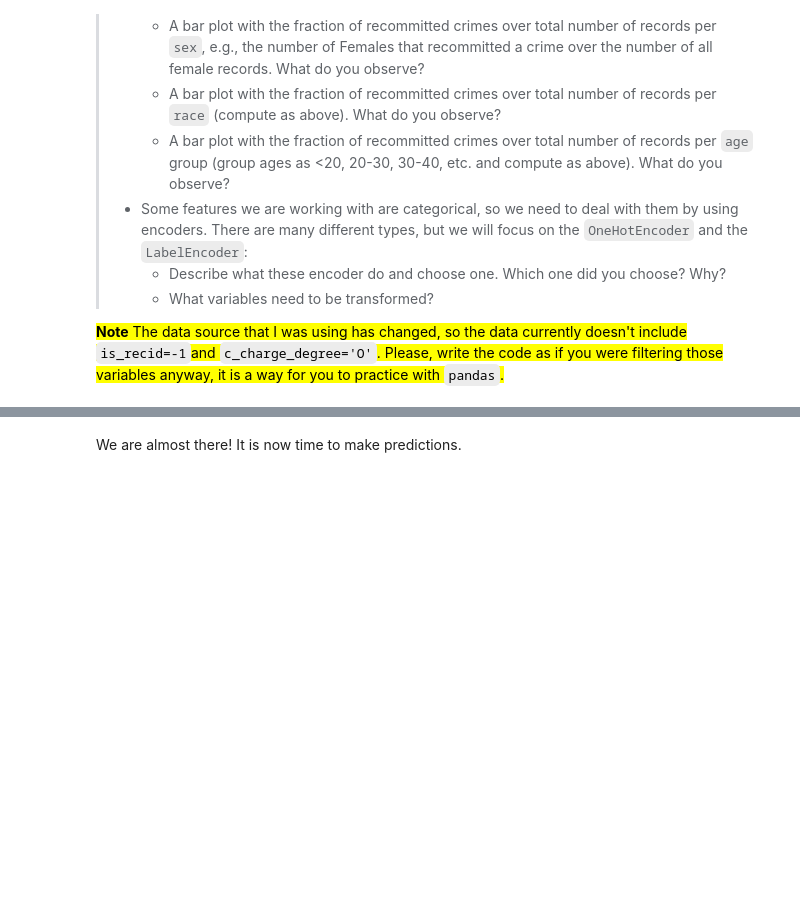
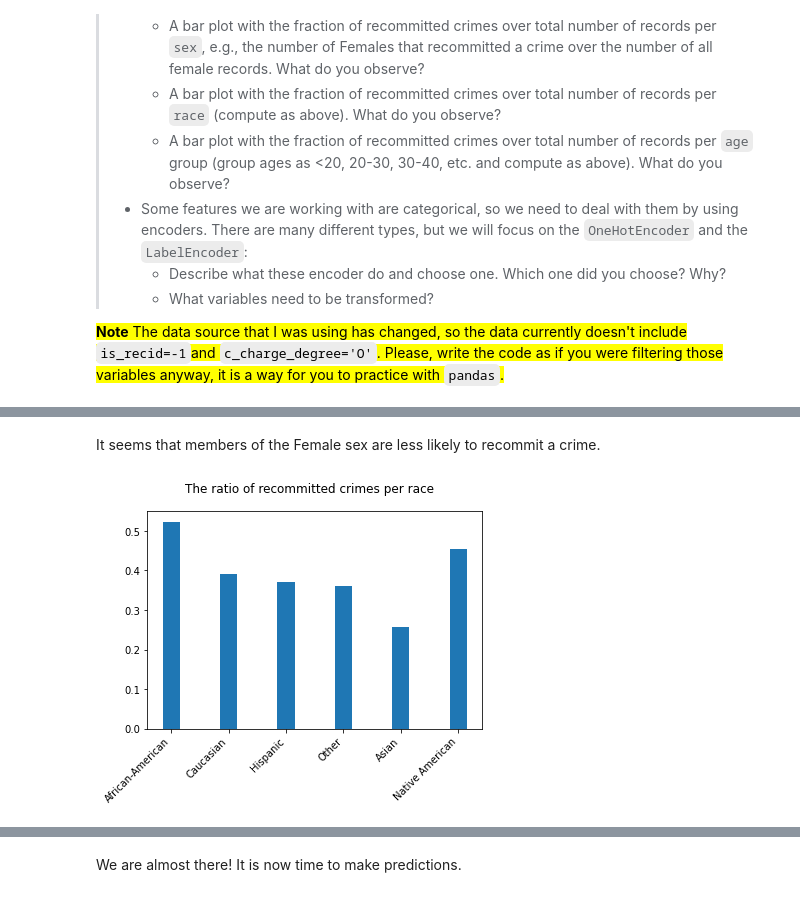
Before and after one commit to eperst/socialdata2022, a Jupyter notebook: lectures/Week6.ipynb, the cells around one changed output, grey strips where cells are left out. Saved outputs shown, nothing was run; the diff lists cells and outputs as text; code cells hidden in the pictures; blank space fills up the shorter version.

```diff
--- a/lectures/Week6.ipynb
+++ b/lectures/Week6.ipynb
@@ -118,0 +164,12 @@ At the beginning, I wanted you to embed everything into a unique pipeline. I lat
+# %% [markdown]
+It seems that members of the Female sex are less likely to recommit a crime.
+# %%
+all_by_category = preprocessed.race.value_counts()
+ratio = preprocessed.query("two_year_recid == 1").race.value_counts() / all_by_category
+fig, ax = plt.subplots()
+ax.bar(ratio.index, ratio.values, width=.3)
+plt.suptitle("The ratio of recommitted crimes per race")
+plt.setp(ax.get_xticklabels(), rotation=45, horizontalalignment='right')
+plt.show()
+# %% [output]
+[figure, added]
```
Also changed, not shown: parts of 15 cells of this notebook.
